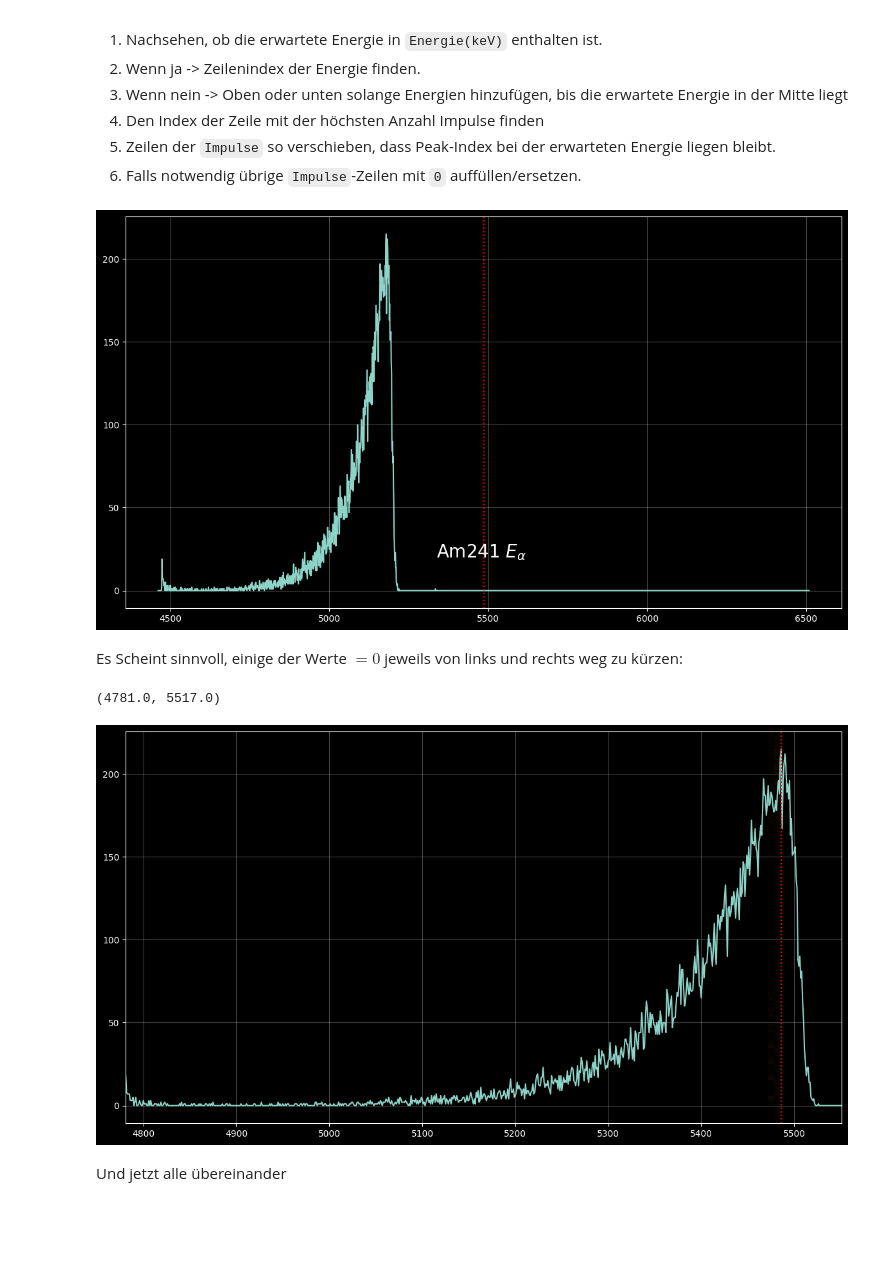
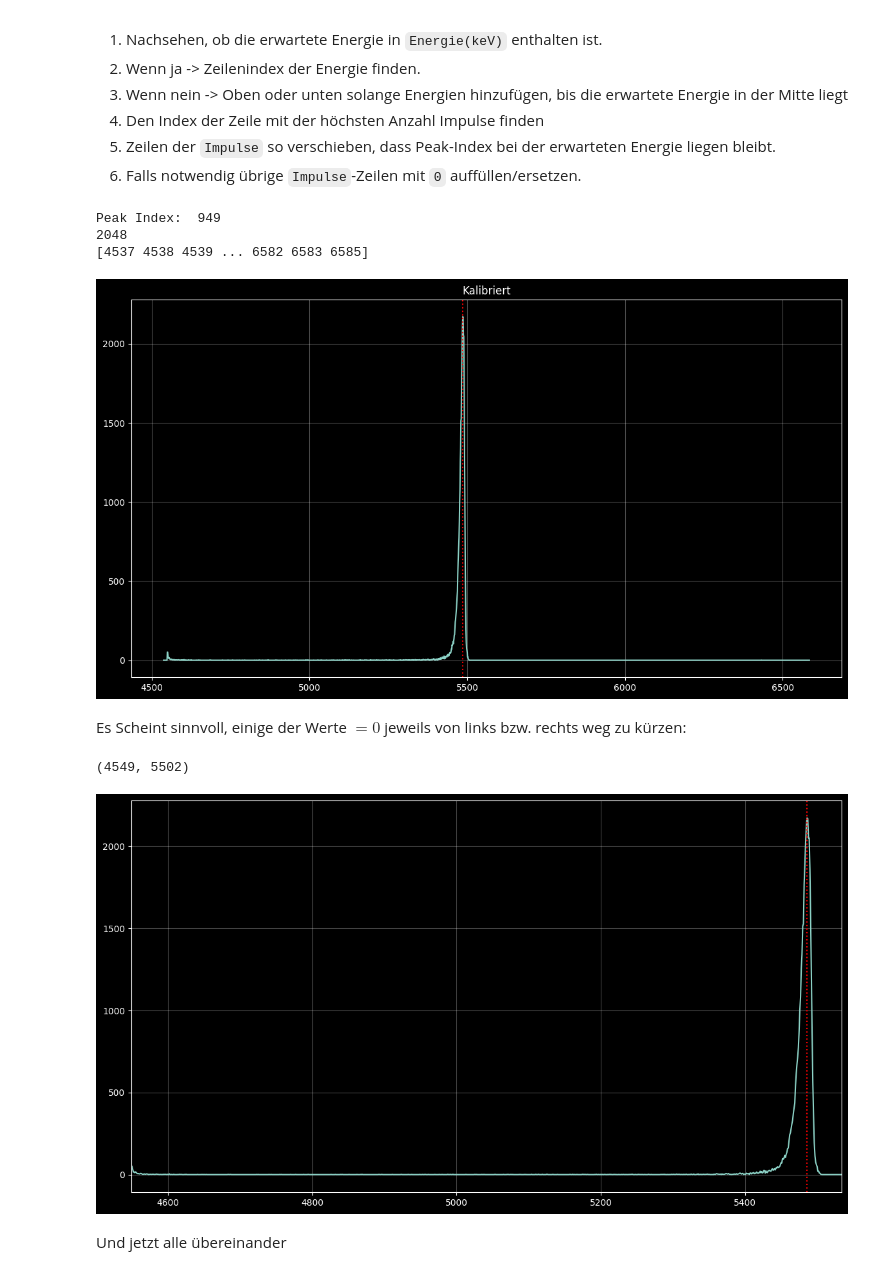
Before and after one commit to HateFindingNames/RadiationProtection_DetectorTechnology, a Jupyter notebook: V11/V11.ipynb, the cells around one changed output. Saved outputs shown, nothing was run; the diff lists cells and outputs as text; code cells hidden in the pictures; blank space fills up the shorter version.

```diff
--- a/V11/V11.ipynb
+++ b/V11/V11.ipynb
@@ -143,3 +144,16 @@ def ManipEnergyRange(frame, energy):
         frame["Energie(keV)"] = reshaped_energies # finally, replace energies column of input dataframe with the fruits of our labor
         # print(frame)
         return frame
+# %%
+# 1. - 3.
+def BetterEnergyCalib(calib_frame, to_calib_frame, energy):
+    peakidx = calib_frame["Impulse"].idxmax()
+    print("Peak Index: ", peakidx)
+
+    arr = [energy]
+    arr = np.pad(arr, (peakidx, len(to_calib_frame)-peakidx-1), mode="linear_ramp", end_values=(energy-peakidx, energy+len(to_calib_frame)-peakidx))
+    print(len(arr))
+    print(arr)
+
+    to_calib_frame["Energie(keV)"] = arr
+    return to_calib_frame
@@ -175,20 +186,31 @@ Am_wo_vac_mod = ShiftPeak(Am_wo_vac_mod)
+# %%
+if "Am_w_vac_mod" in globals():
+    del Am_w_vac_mod
+Am_w_vac_mod = copy.deepcopy(Am_w_vac)
+Am_w_vac_mod = BetterEnergyCalib(Am_w_vac, Am_w_vac_mod, 5486)
+# print(Am_w_vac_mod)
+# %% [output]
+Peak Index:  949
+2048
+[4537 4538 4539 ... 6582 6583 6585]
 # %%
 # Nightowl mode
 plt.style.use("default")
 plt.style.use("dark_background")
 
 fig, ax = plt.subplots(figsize=(30*cm, 30*(9/16)*cm))
 
-ax.plot(Am_w_vac["Energie(keV)"], Am_wo_vac["Impulse"])
+ax.plot(Am_w_vac_mod["Energie(keV)"], Am_w_vac_mod["Impulse"])
+ax.set_title("Kalibriert")
 ax.axvline(x=5486, linestyle="dotted", label="Erwartete Energie", color="#FF0000")
-ax.text(5336, 20, "Am241 $E_{\\alpha}$", size=20)
+# ax.text(5336, 20, "Am241 $E_{\\alpha}$", size=20)
 ax.grid(axis='both', alpha=.3)
 
 plt.tight_layout()
 # %% [output]
-[figure, old version]
+[figure, new version]
 # %% [markdown]
-Es Scheint sinnvoll, einige der Werte $= 0$ jeweils von links und rechts weg zu kürzen:
+Es Scheint sinnvoll, einige der Werte $= 0$ jeweils von links bzw. rechts weg zu kürzen:
 # %%
 def PlotRange(frame, lthreshold, rthreshold, lmargin=0, rmargin=0):
     pulses = frame["Impulse"].to_numpy() # we know this already
@@ -206,10 +228,10 @@ def PlotRange(frame, lthreshold, rthreshold, lmargin=0, rmargin=0):
         last = frame["Energie(keV)"][len(frame) + rmargin - 1 - np.argmax(pulses[::-1] > rthreshold)] # get upper energy
     return (first,last)
 # %%
-print(PlotRange(Am_wo_vac_mod, 10, 10))
+print(PlotRange(Am_w_vac_mod, 10, 10))
 # print(len(Am_wo_vac_mod["Impulse"], len(Am_wo_vac["Energie(keV)"])))
 # %% [output]
-(4781.0, 5517.0)
+(4549, 5502)
 # %%
 # Nightowl mode
 plt.style.use("default")
@@ -217,14 +239,14 @@ plt.style.use("dark_background")
 
 fig, ax = plt.subplots(figsize=(30*cm, 30*(9/16)*cm))
 
-ax.plot(Am_wo_vac_mod["Energie(keV)"], Am_wo_vac_mod["Impulse"])
-ax.set_xlim(PlotRange(Am_wo_vac_mod, 3, 3, 0, 30))
+ax.plot(Am_w_vac_mod["Energie(keV)"], Am_w_vac_mod["Impulse"])
+ax.set_xlim(PlotRange(Am_w_vac_mod, 3, 3, 0, 30))
 ax.axvline(x=5486, linestyle="dotted", label="Erwartete Energie", color="#FF0000")
 ax.grid(axis='both', alpha=.3)
 
 plt.tight_layout()
 # %% [output]
-[figure, old version]
+[figure, new version]
 # %% [markdown]
 Und jetzt alle übereinander
 # %%
```
Also changed, not shown: parts of 4 cells of this notebook.
